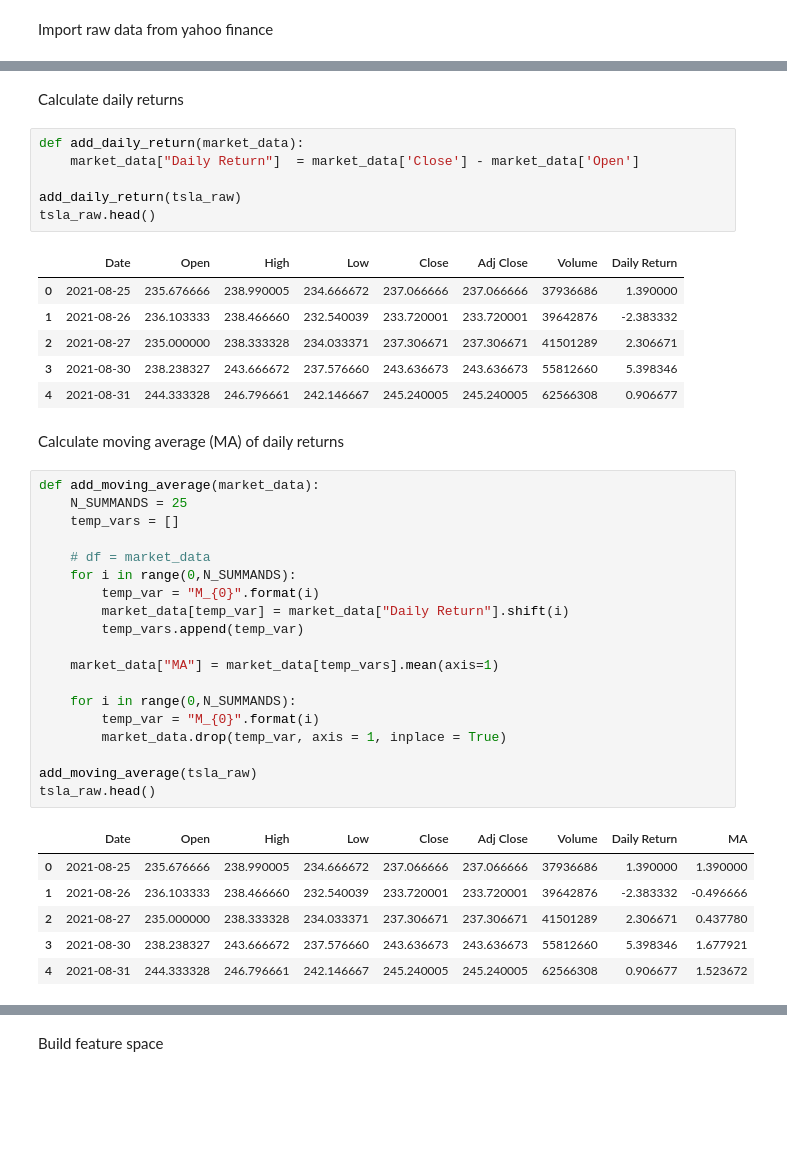
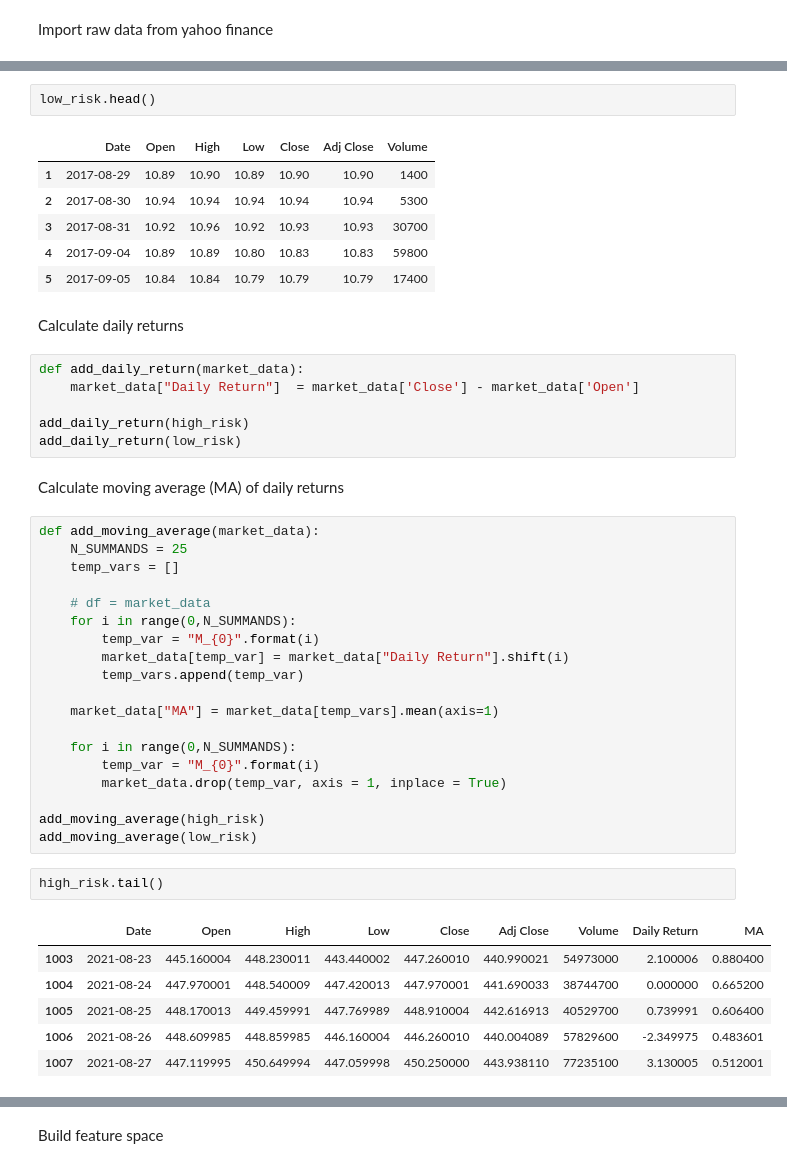
Before and after one commit to florencetsang/ml-portfolio-poc, a Jupyter notebook: ml_portfolio.ipynb, the cells around one changed output, grey strips where cells are left out. Cells and saved outputs as stored; diff of their text form; blank space fills up the shorter version.

```diff
--- a/ml_portfolio.ipynb
+++ b/ml_portfolio.ipynb
@@ -30,18 +38,20 @@ tsla_raw.head()
+# %%
+low_risk.head()
+# %% [output]
+|  | Date | Open | High | Low | Close | Adj Close | Volume |
+| 1 | 2017-08-29 | 10.89 | 10.90 | 10.89 | 10.90 | 10.90 | 1400 |
+| 2 | 2017-08-30 | 10.94 | 10.94 | 10.94 | 10.94 | 10.94 | 5300 |
+| 3 | 2017-08-31 | 10.92 | 10.96 | 10.92 | 10.93 | 10.93 | 30700 |
+| 4 | 2017-09-04 | 10.89 | 10.89 | 10.80 | 10.83 | 10.83 | 59800 |
+| 5 | 2017-09-05 | 10.84 | 10.84 | 10.79 | 10.79 | 10.79 | 17400 |
 # %% [markdown]
 Calculate daily returns
 # %%
 def add_daily_return(market_data):
     market_data["Daily Return"]  = market_data['Close'] - market_data['Open']
 
-add_daily_return(tsla_raw)
-tsla_raw.head()
+add_daily_return(high_risk)
+add_daily_return(low_risk)
-# %% [output]
-|  | Date | Open | High | Low | Close | Adj Close | Volume | Daily Return |
-| 0 | 2021-08-25 | 235.676666 | 238.990005 | 234.666672 | 237.066666 | 237.066666 | 37936686 | 1.390000 |
-| 1 | 2021-08-26 | 236.103333 | 238.466660 | 232.540039 | 233.720001 | 233.720001 | 39642876 | -2.383332 |
-| 2 | 2021-08-27 | 235.000000 | 238.333328 | 234.033371 | 237.306671 | 237.306671 | 41501289 | 2.306671 |
-| 3 | 2021-08-30 | 238.238327 | 243.666672 | 237.576660 | 243.636673 | 243.636673 | 55812660 | 5.398346 |
-| 4 | 2021-08-31 | 244.333328 | 246.796661 | 242.146667 | 245.240005 | 245.240005 | 62566308 | 0.906677 |
 # %% [markdown]
 Calculate moving average (MA) of daily returns
 # %%
@@ -61,12 +71,14 @@ def add_moving_average(market_data):
         temp_var = "M_{0}".format(i)
         market_data.drop(temp_var, axis = 1, inplace = True)
 
-add_moving_average(tsla_raw)
-tsla_raw.head()
+add_moving_average(high_risk)
+add_moving_average(low_risk)
-# %% [output]
-|  | Date | Open | High | Low | Close | Adj Close | Volume | Daily Return | MA |
-| 0 | 2021-08-25 | 235.676666 | 238.990005 | 234.666672 | 237.066666 | 237.066666 | 37936686 | 1.390000 | 1.390000 |
-| 1 | 2021-08-26 | 236.103333 | 238.466660 | 232.540039 | 233.720001 | 233.720001 | 39642876 | -2.383332 | -0.496666 |
-| 2 | 2021-08-27 | 235.000000 | 238.333328 | 234.033371 | 237.306671 | 237.306671 | 41501289 | 2.306671 | 0.437780 |
-| 3 | 2021-08-30 | 238.238327 | 243.666672 | 237.576660 | 243.636673 | 243.636673 | 55812660 | 5.398346 | 1.677921 |
-| 4 | 2021-08-31 | 244.333328 | 246.796661 | 242.146667 | 245.240005 | 245.240005 | 62566308 | 0.906677 | 1.523672 |
+# %%
+high_risk.tail()
+# %% [output]
+|  | Date | Open | High | Low | Close | Adj Close | Volume | Daily Return | MA |
+| 1003 | 2021-08-23 | 445.160004 | 448.230011 | 443.440002 | 447.260010 | 440.990021 | 54973000 | 2.100006 | 0.880400 |
+| 1004 | 2021-08-24 | 447.970001 | 448.540009 | 447.420013 | 447.970001 | 441.690033 | 38744700 | 0.000000 | 0.665200 |
+| 1005 | 2021-08-25 | 448.170013 | 449.459991 | 447.769989 | 448.910004 | 442.616913 | 40529700 | 0.739991 | 0.606400 |
+| 1006 | 2021-08-26 | 448.609985 | 448.859985 | 446.160004 | 446.260010 | 440.004089 | 57829600 | -2.349975 | 0.483601 |
+| 1007 | 2021-08-27 | 447.119995 | 450.649994 | 447.059998 | 450.250000 | 443.938110 | 77235100 | 3.130005 | 0.512001 |
```
Also changed, not shown: parts of 11 cells of this notebook.
